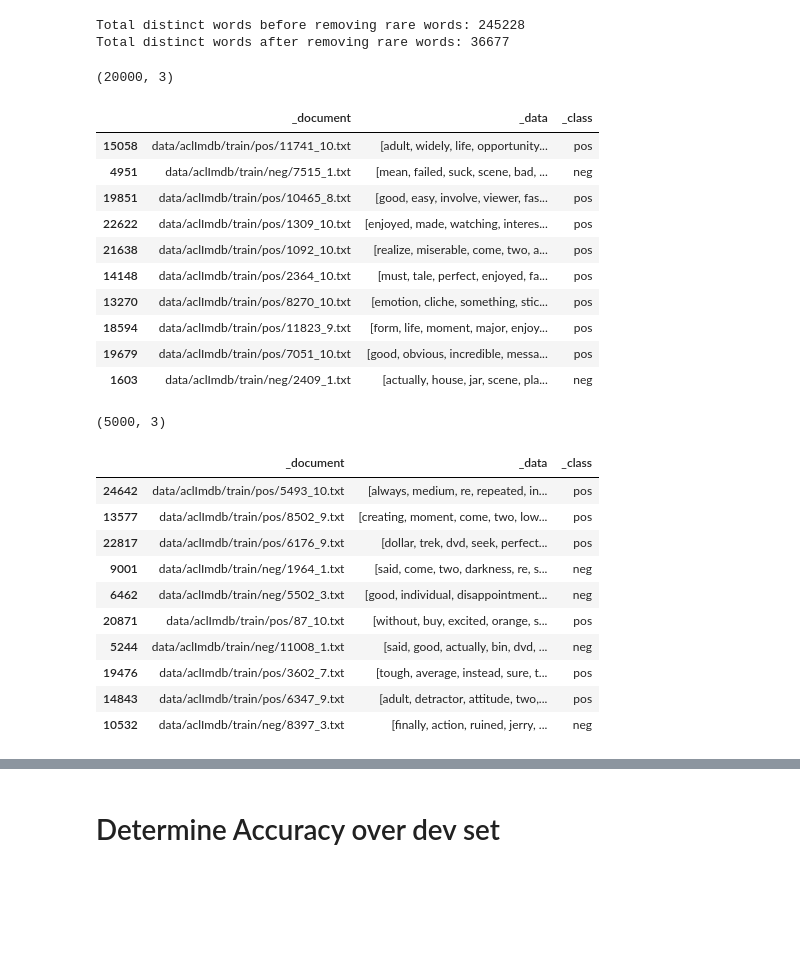
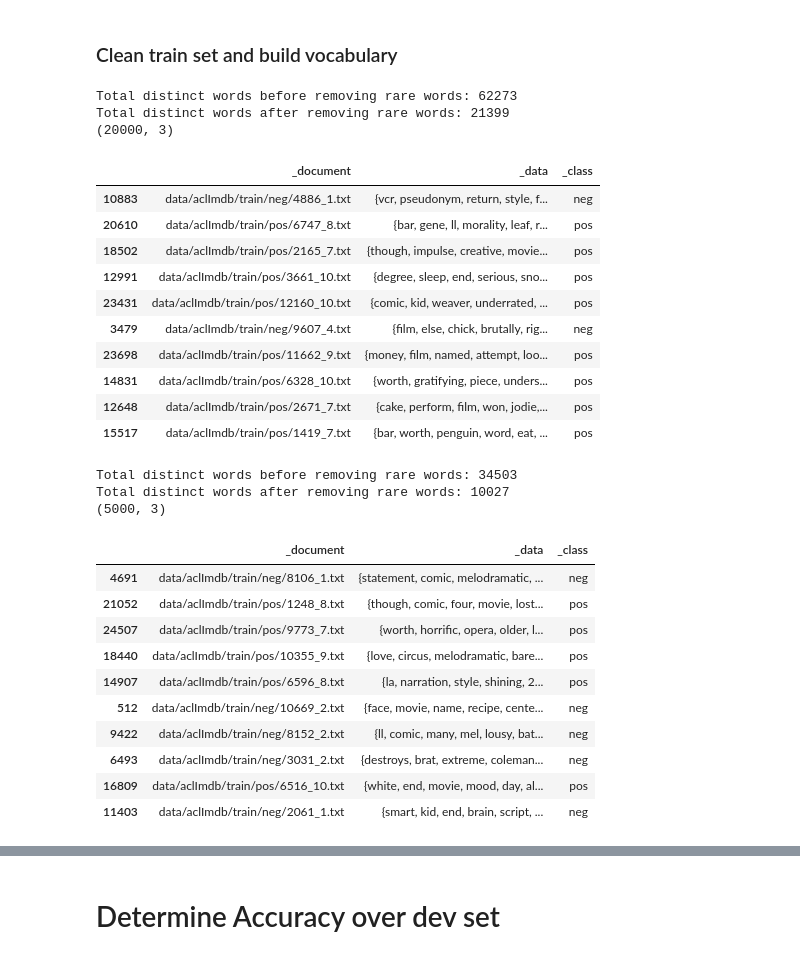
Before and after one commit to harsha993/sa-nb-review, a Jupyter notebook: nb.ipynb, the cells around one changed output, grey strips where cells are left out. Cells and saved outputs as stored; diff of their text form; code cells hidden in the pictures; blank space fills up the shorter version.

```diff
--- a/nb.ipynb
+++ b/nb.ipynb
@@ -56,11 +56,12 @@ def split(df, sl):
 train_df, dev_df = split(df, 0.8)
 # %%
 def remove_punctuation(document):
-    document = re.sub('[-:;\'\"()?!]', ' ', document.lower())
+    document = document.lower()
+#     document = re.sub('[-:;\'\"()?!]', ' ', document)
     document = re.sub('</*\s*\w+\s*/*>', '', document)
     document = re.sub('\W+',' ',document)
-    document = re.sub('\.+',' ',document)
-    document = re.sub('\d+','',document)
+#     document = re.sub('\.+',' ',document)
+#     document = re.sub('\d+','',document)
     document = re.sub('\s+',' ', document)
     return document.split(' ')
 # %%
@@ -85,16 +85,18 @@ def remove_rare_words(document):
     return list(filter(lambda word: document.count(word)>5, unq))
 # %%
-def prepare_vocab():
+def prepare_vocab(df):
     wc = []
-    train_df['_data'].apply(lambda data: wc.extend(data.split(' ')))
+    df['_data'].apply(lambda data: wc.extend(data))
     wc = dict(collections.Counter(wc))
     print('Total distinct words before removing rare words: {}'.format(len(wc.keys())))
     wc = [ k for k,v in wc.items() if v>5 ]
     print('Total distinct words after removing rare words: {}'.format(len(wc)))
     return wc
 # %%
-def eliminate_rare_words(document):
-    return set(document).intersection(wc)
+def eliminate_rare_words(document, vocab):
+    document = set(document).intersection(vocab)
+    document.discard('')
+    return document
 # %%
 def lemmatize(document):
     return [lmtzr.lemmatize(word) for word in document]
@@ -110,39 +103,47 @@ def clean(document):
-# %%
-wc = prepare_vocab()
-# %% [output]
-Total distinct words before removing rare words: 245228
-Total distinct words after removing rare words: 36677
+# %% [markdown]
+### Clean train set and build vocabulary
 # %%
-train_df['_data'] = train_df['_data'].apply(clean)
+train_df['_data'] = train_df['_data'].apply(remove_punctuation).apply(remove_stopwords).apply(lemmatize)
+vocabulary = {}
+vocabulary['train'] = prepare_vocab(train_df)
+train_df['_data'] = train_df['_data'].apply(lambda doc: eliminate_rare_words(doc,vocabulary['train']))
+
 print(train_df.shape)
 train_df.head(10)
 # %% [output]
+Total distinct words before removing rare words: 62273
+Total distinct words after removing rare words: 21399
 (20000, 3)
 |  | _document | _data | _class |
-| 15058 | data/aclImdb/train/pos/11741_10.txt | [adult, widely, life, opportunity... | pos |
-| 4951 | data/aclImdb/train/neg/7515_1.txt | [mean, failed, suck, scene, bad, ... | neg |
-| 19851 | data/aclImdb/train/pos/10465_8.txt | [good, easy, involve, viewer, fas... | pos |
-| 22622 | data/aclImdb/train/pos/1309_10.txt | [enjoyed, made, watching, interes... | pos |
-| 21638 | data/aclImdb/train/pos/1092_10.txt | [realize, miserable, come, two, a... | pos |
-| 14148 | data/aclImdb/train/pos/2364_10.txt | [must, tale, perfect, enjoyed, fa... | pos |
-| 13270 | data/aclImdb/train/pos/8270_10.txt | [emotion, cliche, something, stic... | pos |
-| 18594 | data/aclImdb/train/pos/11823_9.txt | [form, life, moment, major, enjoy... | pos |
-| 19679 | data/aclImdb/train/pos/7051_10.txt | [good, obvious, incredible, messa... | pos |
-| 1603 | data/aclImdb/train/neg/2409_1.txt | [actually, house, jar, scene, pla... | neg |
+| 10883 | data/aclImdb/train/neg/4886_1.txt | {vcr, pseudonym, return, style, f... | neg |
+| 20610 | data/aclImdb/train/pos/6747_8.txt | {bar, gene, ll, morality, leaf, r... | pos |
+| 18502 | data/aclImdb/train/pos/2165_7.txt | {though, impulse, creative, movie... | pos |
+| 12991 | data/aclImdb/train/pos/3661_10.txt | {degree, sleep, end, serious, sno... | pos |
+| 23431 | data/aclImdb/train/pos/12160_10.txt | {comic, kid, weaver, underrated, ... | pos |
+| 3479 | data/aclImdb/train/neg/9607_4.txt | {film, else, chick, brutally, rig... | neg |
+| 23698 | data/aclImdb/train/pos/11662_9.txt | {money, film, named, attempt, loo... | pos |
+| 14831 | data/aclImdb/train/pos/6328_10.txt | {worth, gratifying, piece, unders... | pos |
+| 12648 | data/aclImdb/train/pos/2671_7.txt | {cake, perform, film, won, jodie,... | pos |
+| 15517 | data/aclImdb/train/pos/1419_7.txt | {bar, worth, penguin, word, eat, ... | pos |
 # %%
-dev_df['_data'] = dev_df['_data'].apply(clean)
+dev_df['_data'] = dev_df['_data'].apply(remove_punctuation).apply(remove_stopwords).apply(lemmatize)
+vocabulary['dev'] = prepare_vocab(dev_df)
+dev_df['_data'] = dev_df['_data'].apply(lambda doc: eliminate_rare_words(doc, vocabulary['dev']))
+
 print(dev_df.shape)
 dev_df.head(10)
 # %% [output]
+Total distinct words before removing rare words: 34503
+Total distinct words after removing rare words: 10027
 (5000, 3)
 |  | _document | _data | _class |
-| 24642 | data/aclImdb/train/pos/5493_10.txt | [always, medium, re, repeated, in... | pos |
-| 13577 | data/aclImdb/train/pos/8502_9.txt | [creating, moment, come, two, low... | pos |
-| 22817 | data/aclImdb/train/pos/6176_9.txt | [dollar, trek, dvd, seek, perfect... | pos |
-| 9001 | data/aclImdb/train/neg/1964_1.txt | [said, come, two, darkness, re, s... | neg |
-| 6462 | data/aclImdb/train/neg/5502_3.txt | [good, individual, disappointment... | neg |
-| 20871 | data/aclImdb/train/pos/87_10.txt | [without, buy, excited, orange, s... | pos |
-| 5244 | data/aclImdb/train/neg/11008_1.txt | [said, good, actually, bin, dvd, ... | neg |
-| 19476 | data/aclImdb/train/pos/3602_7.txt | [tough, average, instead, sure, t... | pos |
-| 14843 | data/aclImdb/train/pos/6347_9.txt | [adult, detractor, attitude, two,... | pos |
-| 10532 | data/aclImdb/train/neg/8397_3.txt | [finally, action, ruined, jerry, ... | neg |
+| 4691 | data/aclImdb/train/neg/8106_1.txt | {statement, comic, melodramatic, ... | neg |
+| 21052 | data/aclImdb/train/pos/1248_8.txt | {though, comic, four, movie, lost... | pos |
+| 24507 | data/aclImdb/train/pos/9773_7.txt | {worth, horrific, opera, older, l... | pos |
+| 18440 | data/aclImdb/train/pos/10355_9.txt | {love, circus, melodramatic, bare... | pos |
+| 14907 | data/aclImdb/train/pos/6596_8.txt | {la, narration, style, shining, 2... | pos |
+| 512 | data/aclImdb/train/neg/10669_2.txt | {face, movie, name, recipe, cente... | neg |
+| 9422 | data/aclImdb/train/neg/8152_2.txt | {ll, comic, many, mel, lousy, bat... | neg |
+| 6493 | data/aclImdb/train/neg/3031_2.txt | {destroys, brat, extreme, coleman... | neg |
+| 16809 | data/aclImdb/train/pos/6516_10.txt | {white, end, movie, mood, day, al... | pos |
+| 11403 | data/aclImdb/train/neg/2061_1.txt | {smart, kid, end, brain, script, ... | neg |
```
Also changed, not shown: parts of 17 cells of this notebook.
